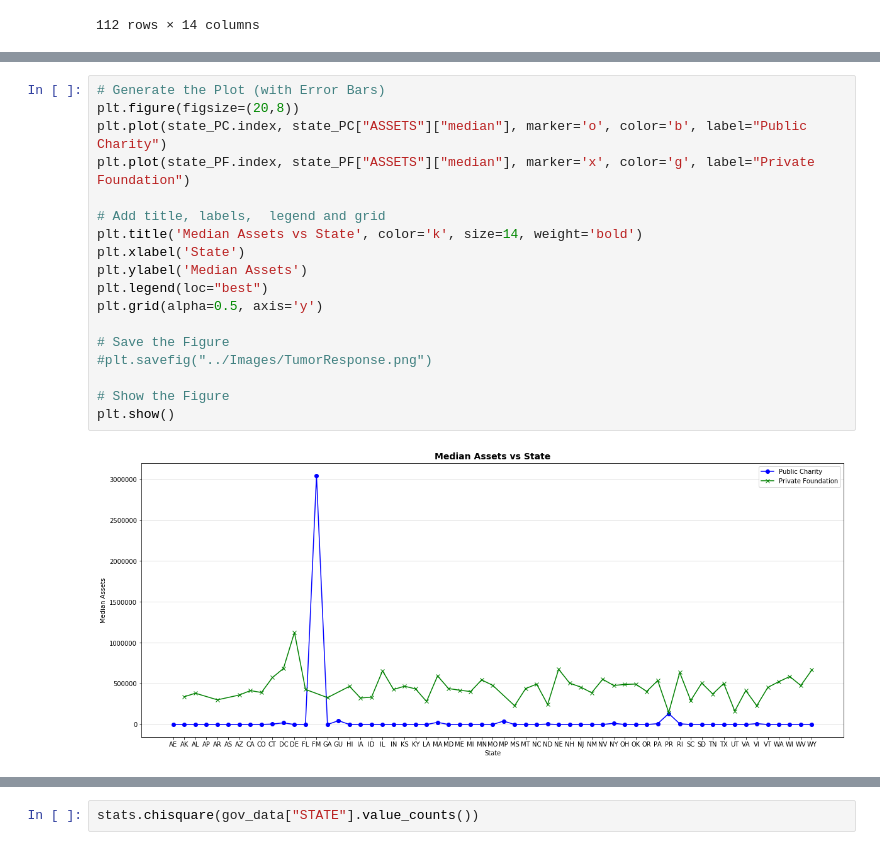
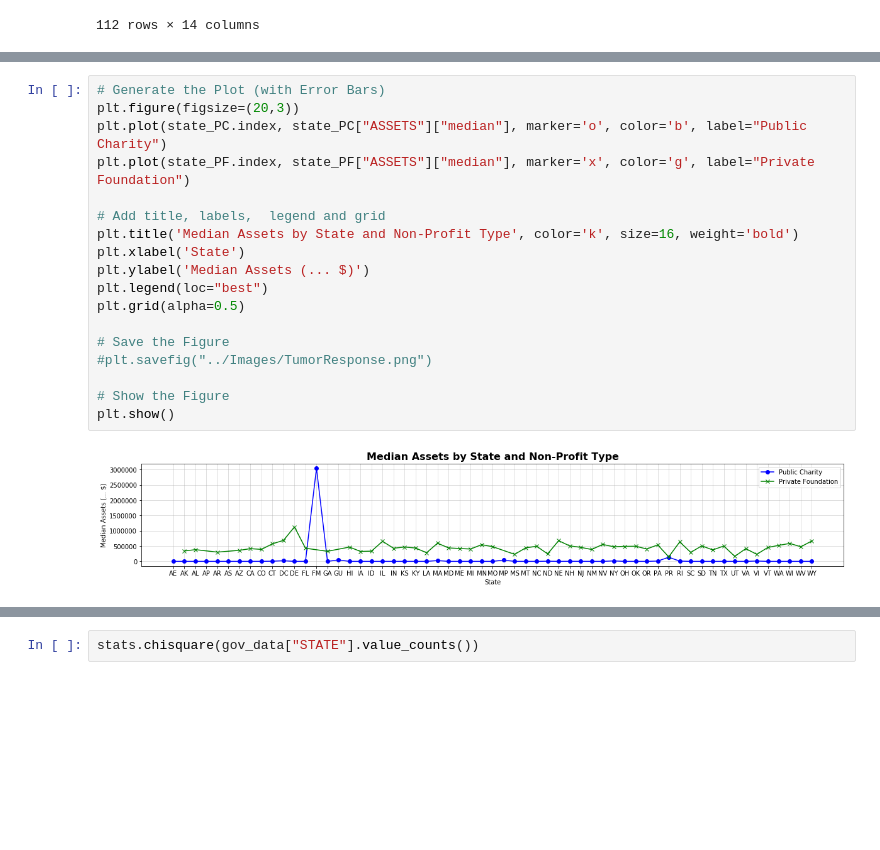
Before and after one commit to ejosephSr/Old.project-one, a Jupyter notebook: GotMoney.ipynb, the cells around one changed output, grey strips where cells are left out. Drawn from its saved outputs; the diff is of its cells as text; blank space fills up the shorter version.

```diff
--- a/GotMoney.ipynb
+++ b/GotMoney.ipynb
@@ -280,22 +380,22 @@ plt.show()
 [figure]
 # %%
 # Generate the Plot (with Error Bars)
-plt.figure(figsize=(20,8))
+plt.figure(figsize=(20,3))
 plt.plot(state_PC.index, state_PC["ASSETS"]["median"], marker='o', color='b', label="Public Charity")
 plt.plot(state_PF.index, state_PF["ASSETS"]["median"], marker='x', color='g', label="Private Foundation")
 
 # Add title, labels,  legend and grid
-plt.title('Median Assets vs State', color='k', size=14, weight='bold')
+plt.title('Median Assets by State and Non-Profit Type', color='k', size=16, weight='bold')
 plt.xlabel('State')
-plt.ylabel('Median Assets')
+plt.ylabel('Median Assets (... $)')
 plt.legend(loc="best")
-plt.grid(alpha=0.5, axis='y')
+plt.grid(alpha=0.5)
 
 # Save the Figure
 #plt.savefig("../Images/TumorResponse.png")
 
 # Show the Figure
 plt.show()
 # %% [output]
-[figure, old version]
+[figure, new version]
 # %%
```
Also changed, not shown: parts of 49 cells of this notebook, 3 other files.
